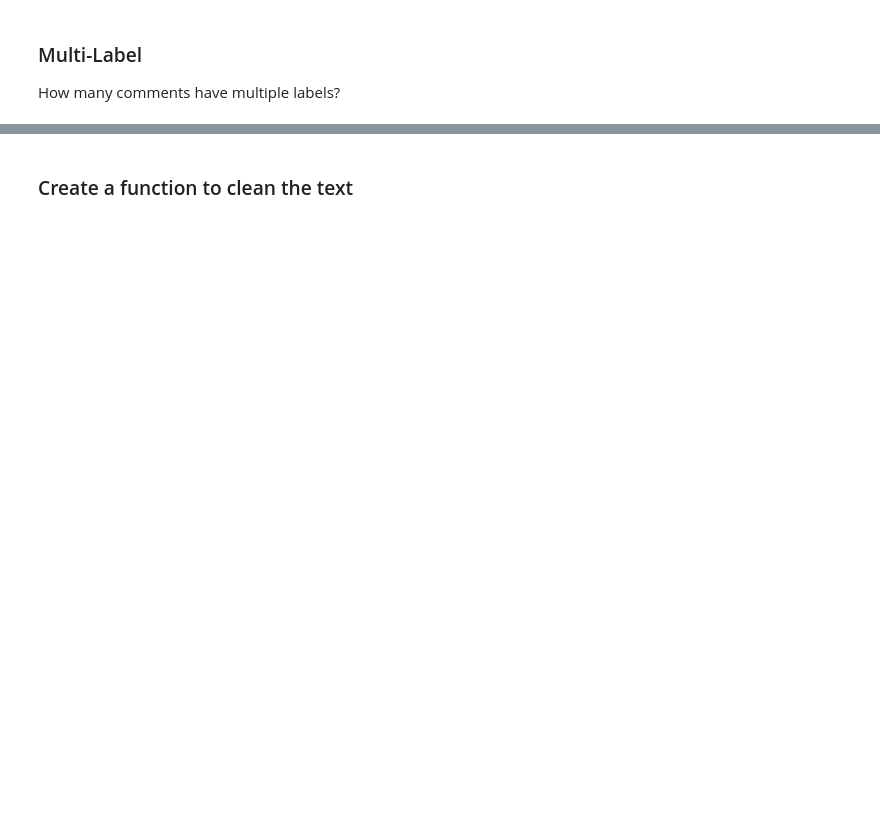
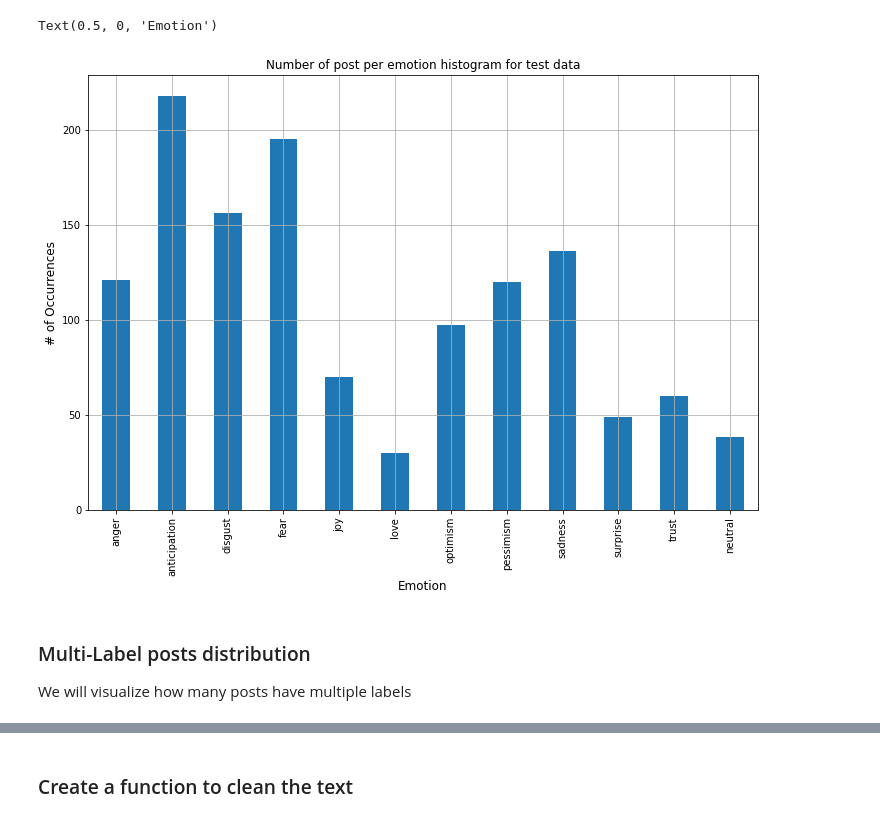
Before and after one commit to add1993/covid19-emotion-analysis, a Jupyter notebook: multi_label_text_classification.ipynb, the cells around one changed output, grey strips where cells are left out. Saved outputs shown, nothing was run; the diff lists cells and outputs as text; code cells hidden in the pictures; blank space fills up the shorter version.

```diff
--- a/multi_label_text_classification.ipynb
+++ b/multi_label_text_classification.ipynb
@@ -59,0 +80,8 @@ Text(0.5, 0, 'category')
+# %%
+df_test_sub = df_test.drop([text_field_label], axis=1)
+counts = []
+categories = list(df_test_sub.columns.values)
+for i in categories:
+    counts.append((i, df_test_sub[i].sum()))
+df_stats_test = pd.DataFrame(counts, columns=['emotion', 'number_of_posts_test'])
+df_stats_test
@@ -60,5 +102,13 @@ Text(0.5, 0, 'category')
+# %%
+df_stats_test.plot(x='emotion', y='number_of_posts_test', kind='bar', legend=False, grid=True, figsize=(12, 8))
+plt.title("Number of post per emotion histogram for test data")
+plt.ylabel('# of Occurrences', fontsize=12)
+plt.xlabel('Emotion', fontsize=12)
+# %% [output]
+Text(0.5, 0, 'Emotion')
+[figure, added]
 # %% [markdown]
-### Multi-Label
+### Multi-Label posts distribution
 
-How many comments have multiple labels?
+We will visualize how many posts have multiple labels
 # %%
```
Also changed, not shown: parts of 57 cells of this notebook.
